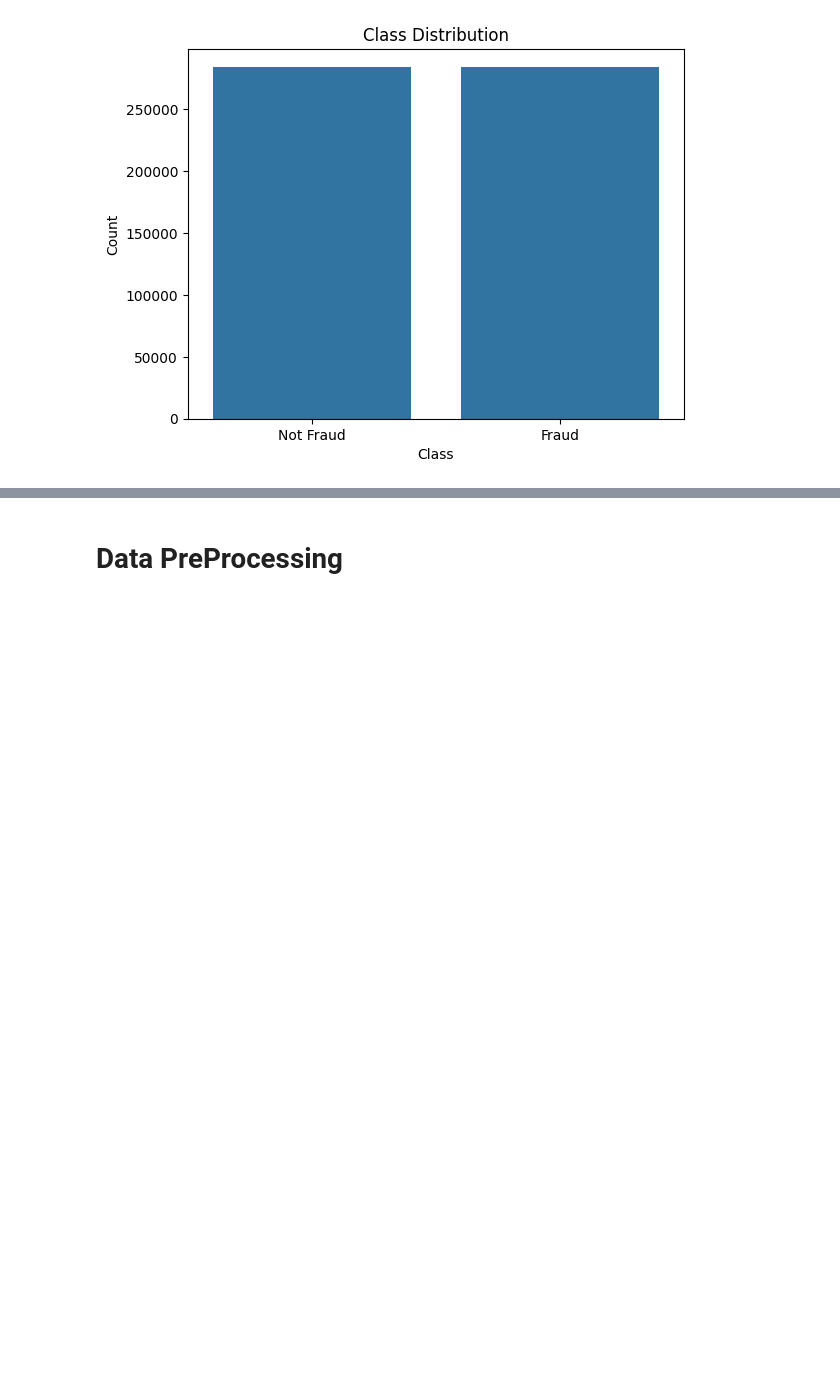
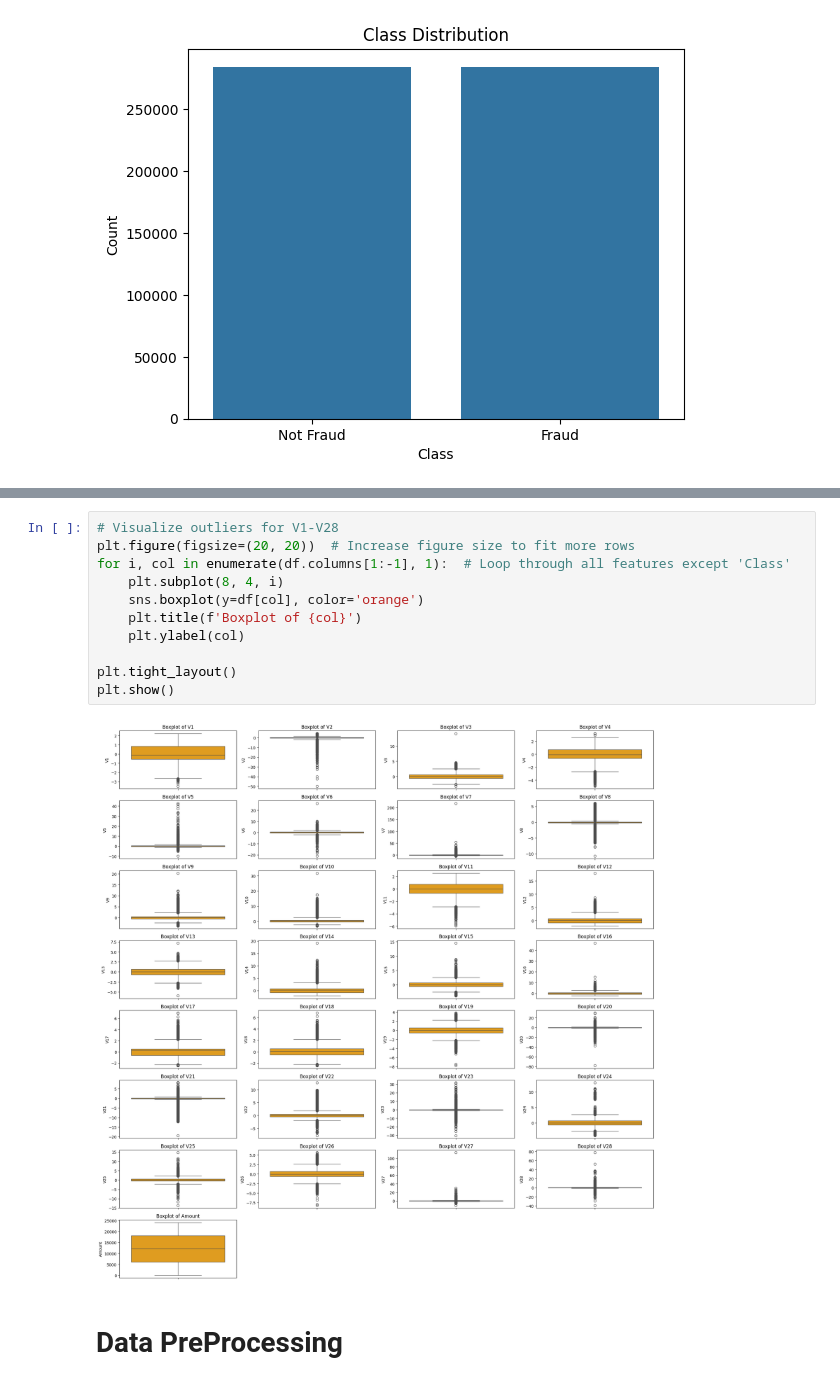
Before and after one commit to caroohong/Safe-AI, a Jupyter notebook: SafeAI_Project_Credit_Card_Fraud_Detection.ipynb, the cells around one changed output, grey strips where cells are left out. Drawn from its saved outputs; the diff is of its cells as text; blank space fills up the shorter version.

```diff
--- a/SafeAI_Project_Credit_Card_Fraud_Detection.ipynb
+++ b/SafeAI_Project_Credit_Card_Fraud_Detection.ipynb
@@ -132,3 +188,16 @@ plt.show()
+# %%
+# Visualize outliers for V1-V28
+plt.figure(figsize=(20, 20))  # Increase figure size to fit more rows
+for i, col in enumerate(df.columns[1:-1], 1):  # Loop through all features except 'Class'
+    plt.subplot(8, 4, i)
+    sns.boxplot(y=df[col], color='orange')
+    plt.title(f'Boxplot of {col}')
+    plt.ylabel(col)
+
+plt.tight_layout()
+plt.show()
+# %% [output]
+[figure, added]
 # %% [markdown]
 # Data PreProcessing
 # %%
```
Also changed, not shown: parts of 10 cells of this notebook.
